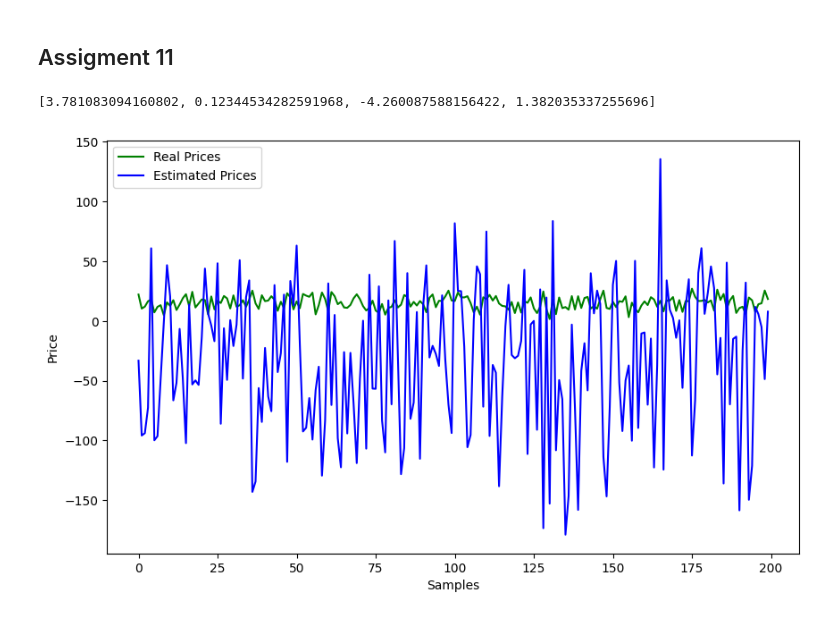
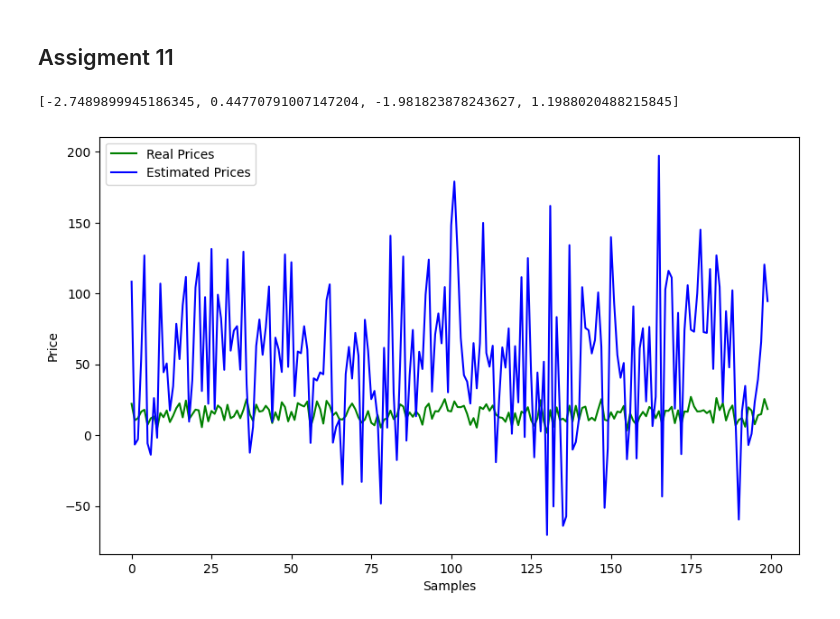
Before and after one commit to lebaotuann/AIO2024-Homework, a Jupyter notebook: module_4/week_3/ipynb/genetic_algorithm.ipynb, the cells around one changed output. Cells and saved outputs as stored; diff of their text form; code cells hidden in the pictures.

```diff
--- a/module_4/week_3/ipynb/genetic_algorithm.ipynb
+++ b/module_4/week_3/ipynb/genetic_algorithm.ipynb
@@ -11,6 +11,13 @@ import random
 
 random.seed(0)  # please do not remove this line
 %matplotlib inline
+# %%
+# in sonar, to safe and pass. you can remove or not this section when running.
+def safe_random():
+    local_random = random.Random()
+    local_random.seed(0)
+    return local_random
+random = safe_random()
 # %%
 def load_data_from_file(filename="advertising.csv"):
     data = np.genfromtxt(filename, dtype=None, delimiter=",", skip_header=1)
@@ -248,7 +255,7 @@ def visualize_predict_gt(features_x, sales_y, population):
     plt.legend()
     plt.show()
 # %%
-visualize_predict_gt(features_X, sales_y, population)
+visualize_predict_gt(features_x=features_X, sales_y=sales_y, population=population)
 # %% [output]
-[3.781083094160802, 0.12344534282591968, -4.260087588156422, 1.382035337255696]
+[-2.7489899945186345, 0.44770791007147204, -1.981823878243627, 1.1988020488215845]
-[figure, old version]
+[figure, new version]
```
Also changed, not shown: parts of 3 cells of this notebook.
